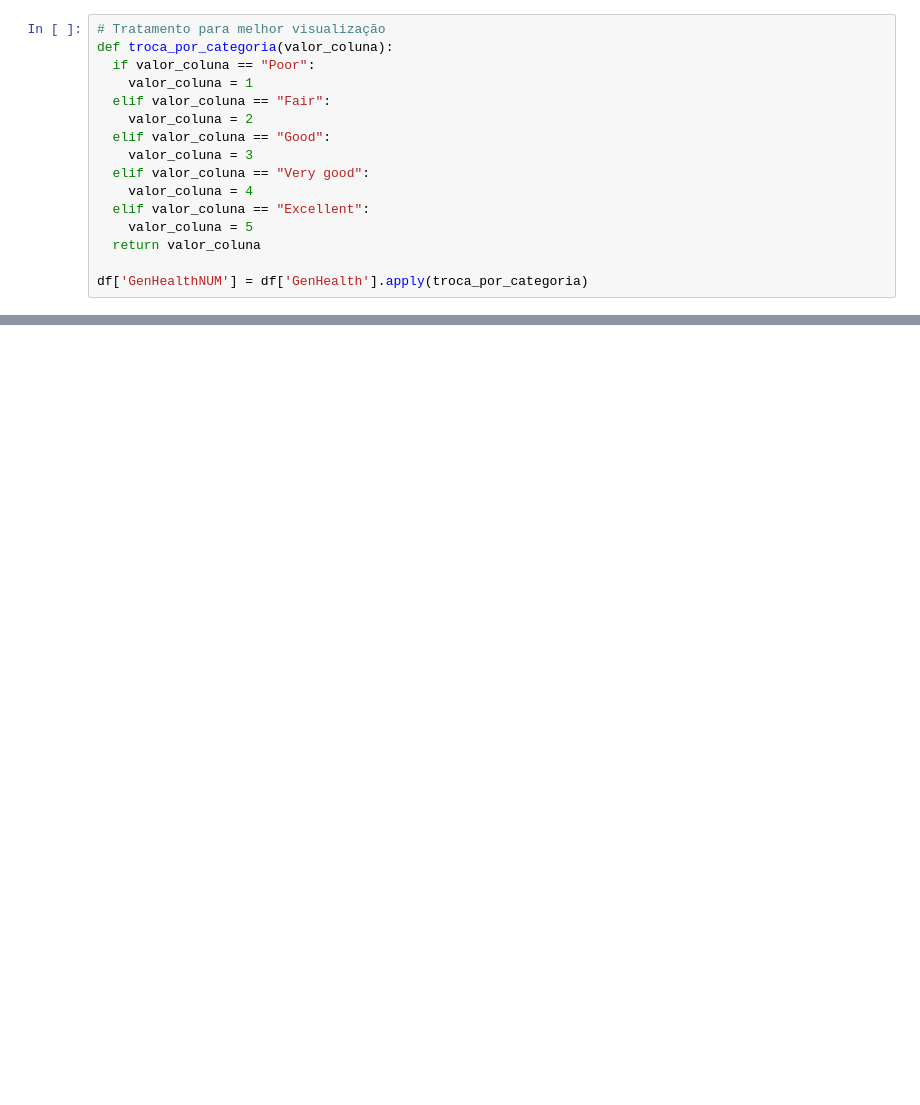
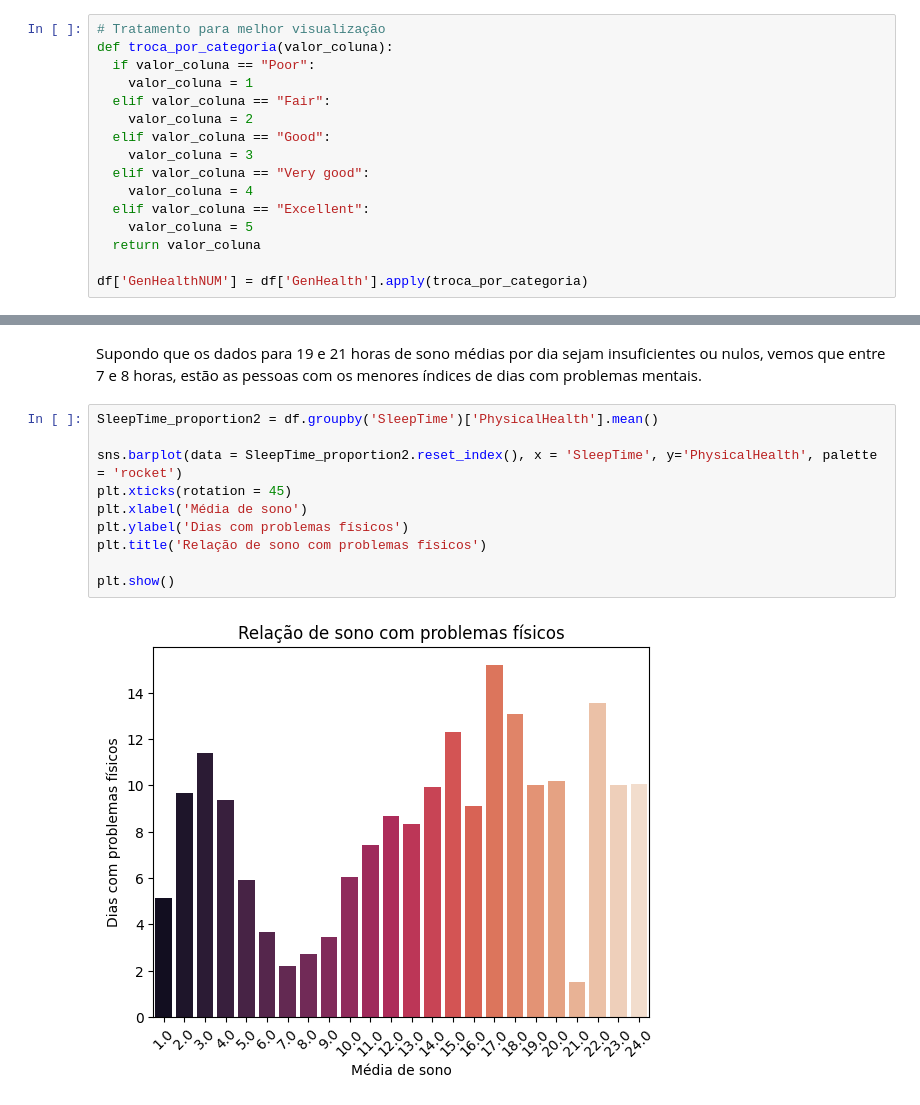
Before and after one commit to erlonL/Projeto-ICD, a Jupyter notebook: projeto.ipynb, the cells around one changed output, grey strips where cells are left out. Drawn from its saved outputs; the diff is of its cells as text; blank space fills up the shorter version.

```diff
--- a/projeto.ipynb
+++ b/projeto.ipynb
@@ -48,0 +236,14 @@ df['GenHealthNUM'] = df['GenHealth'].apply(troca_por_categoria)
+# %% [markdown]
+Supondo que os dados para 19 e 21 horas de sono médias por dia sejam insuficientes ou nulos, vemos que entre 7 e 8 horas, estão as pessoas com os menores índices de dias com problemas mentais.
+# %%
+SleepTime_proportion2 = df.groupby('SleepTime')['PhysicalHealth'].mean()
+
+sns.barplot(data = SleepTime_proportion2.reset_index(), x = 'SleepTime', y='PhysicalHealth', palette = 'rocket')
+plt.xticks(rotation = 45)
+plt.xlabel('Média de sono')
+plt.ylabel('Dias com problemas físicos')
+plt.title('Relação de sono com problemas físicos')
+
+plt.show()
+# %% [output]
+[figure, added]
```
Also changed, not shown: parts of 87 cells of this notebook.
